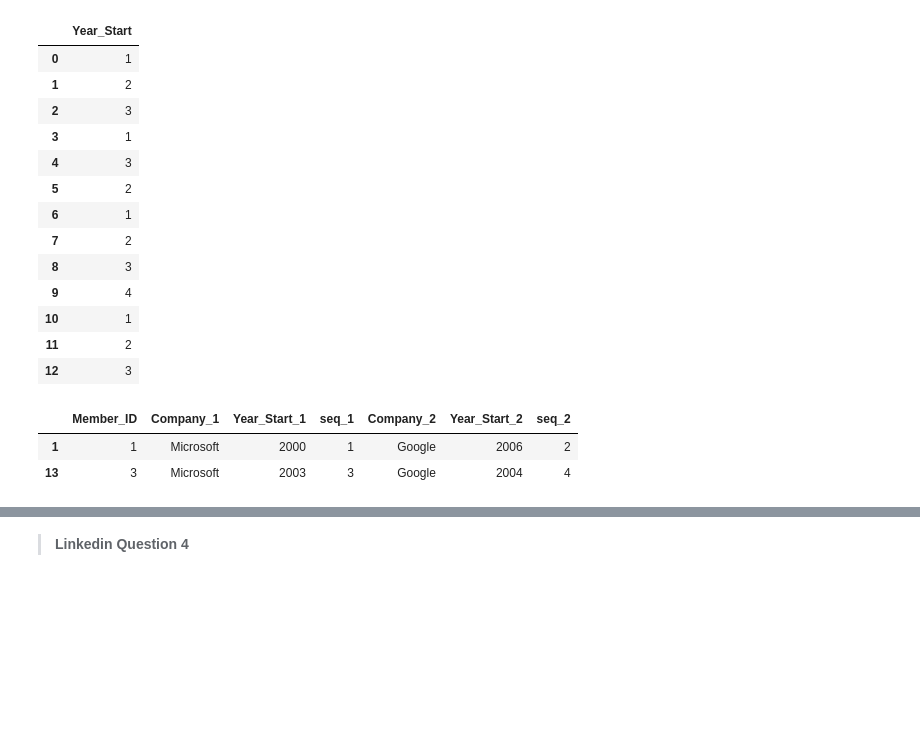
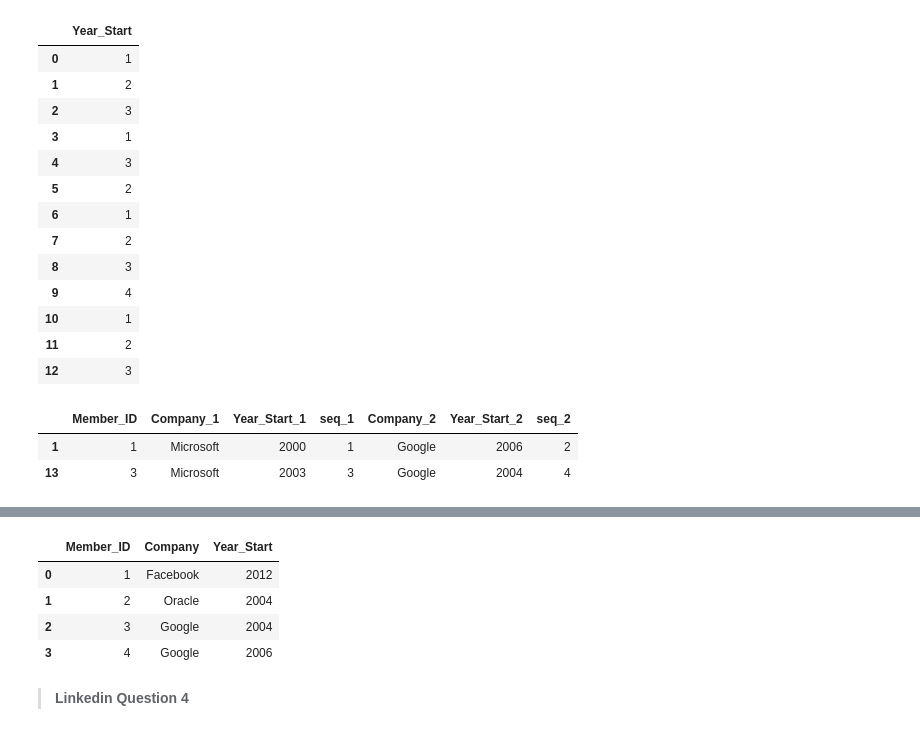
Before and after one commit to xys234/coding-problems, a Jupyter notebook: pandas/LC_Data_Manipulation.ipynb, the cells around one changed output, grey strips where cells are left out. Cells and saved outputs as stored; diff of their text form; code cells hidden in the pictures; blank space fills up the shorter version.

```diff
--- a/pandas/LC_Data_Manipulation.ipynb
+++ b/pandas/LC_Data_Manipulation.ipynb
@@ -365,3 +394,11 @@ df_temp.pipe(pd.merge,
+# %%
+df.groupby('Member_ID', as_index=False)[['Company', 'Year_Start']].last()
+# %% [output]
+|  | Member_ID | Company | Year_Start |
+| 0 | 1 | Facebook | 2012 |
+| 1 | 2 | Oracle | 2004 |
+| 2 | 3 | Google | 2004 |
+| 3 | 4 | Google | 2006 |
 # %% [markdown]
 > **Linkedin Question 4**
 # %%
```
Also changed, not shown: parts of 1 cell of this notebook, 2 other files.
